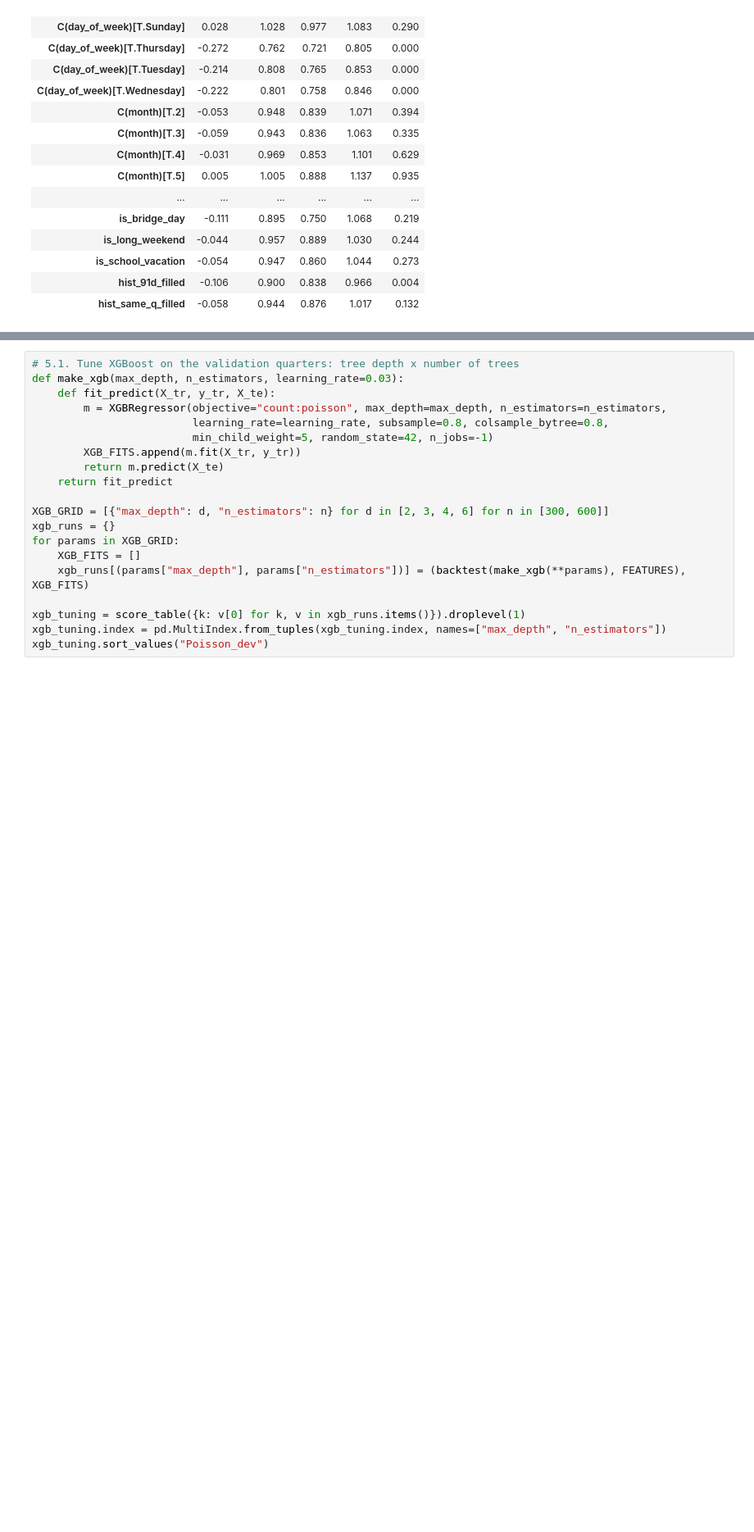
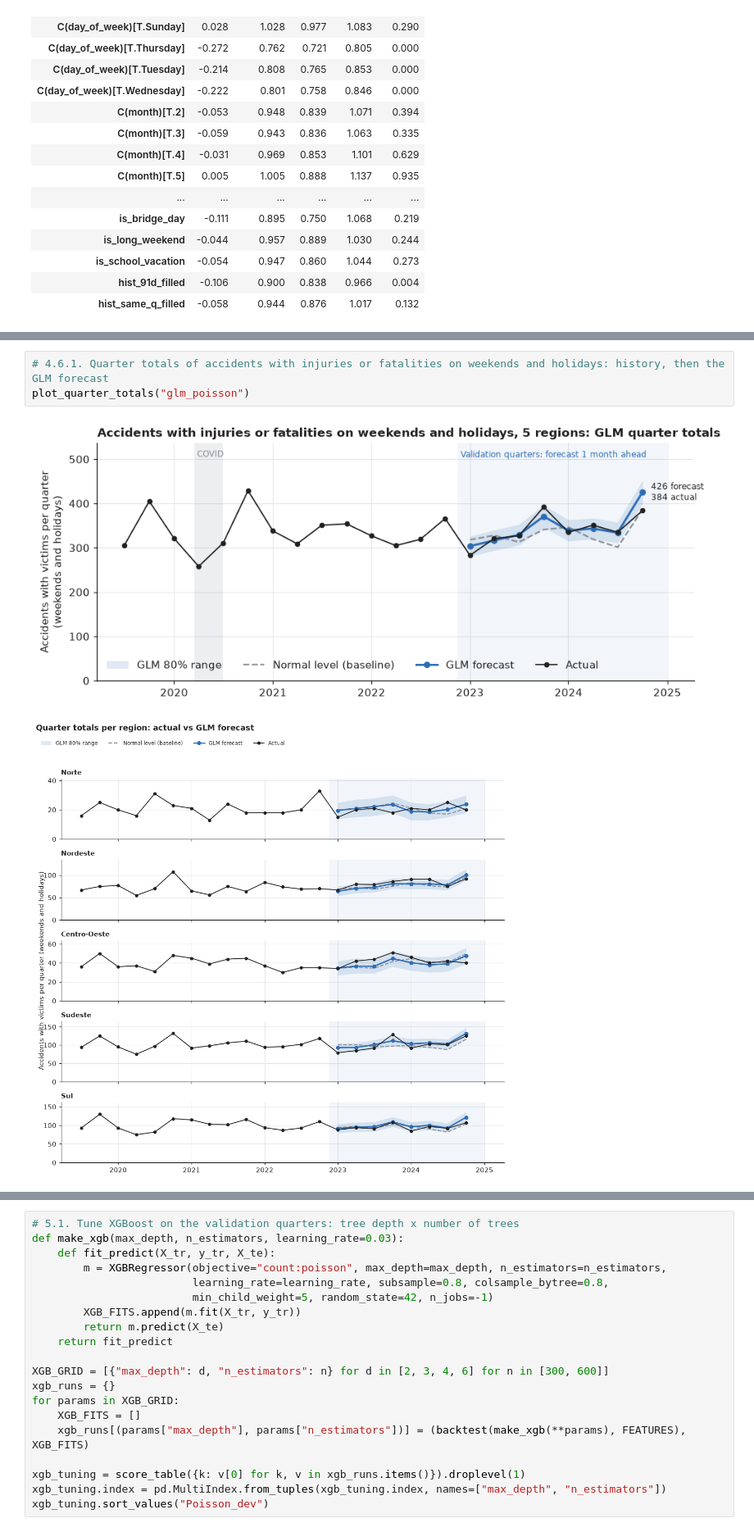
Before and after one commit to ivanya93/road_safety_machine_learning, a Jupyter notebook: notebooks/03_Modelling.ipynb, the cells around one changed output, grey strips where cells are left out. Shown at 82% size. Drawn from its saved outputs; the diff is of its cells as text; blank space fills up the shorter version.

```diff
--- a/notebooks/03_Modelling.ipynb
+++ b/notebooks/03_Modelling.ipynb
@@ -557,0 +947,6 @@ coefs.round(3)
+# %%
+# 4.6.1. Quarter totals of accidents with injuries or fatalities on weekends and holidays: history, then the GLM forecast
+plot_quarter_totals("glm_poisson")
+# %% [output]
+[figure, added]
+[figure, added]
```
Also changed, not shown: parts of 86 cells of this notebook.
